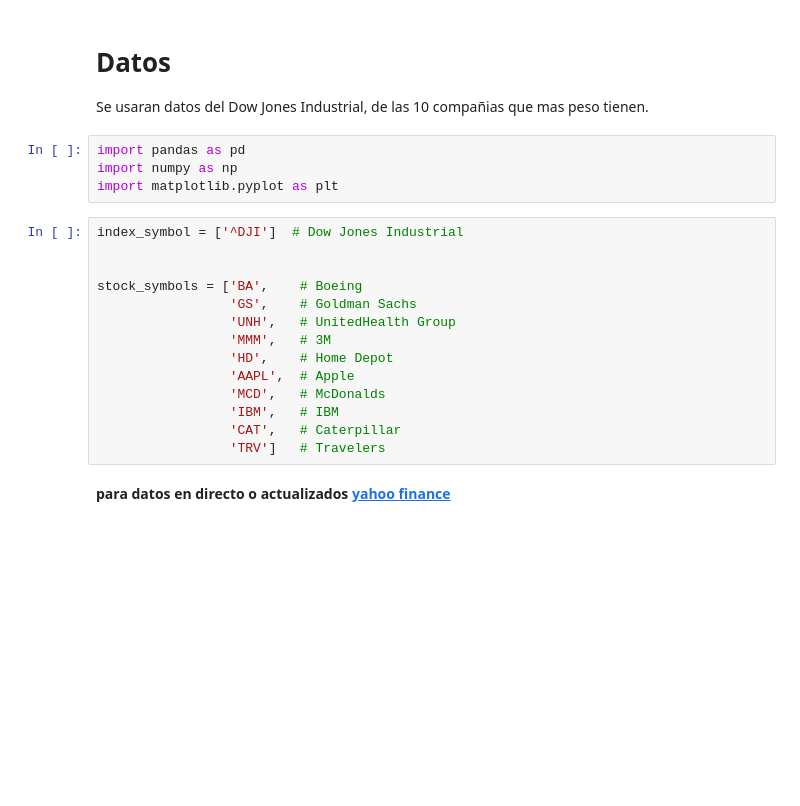
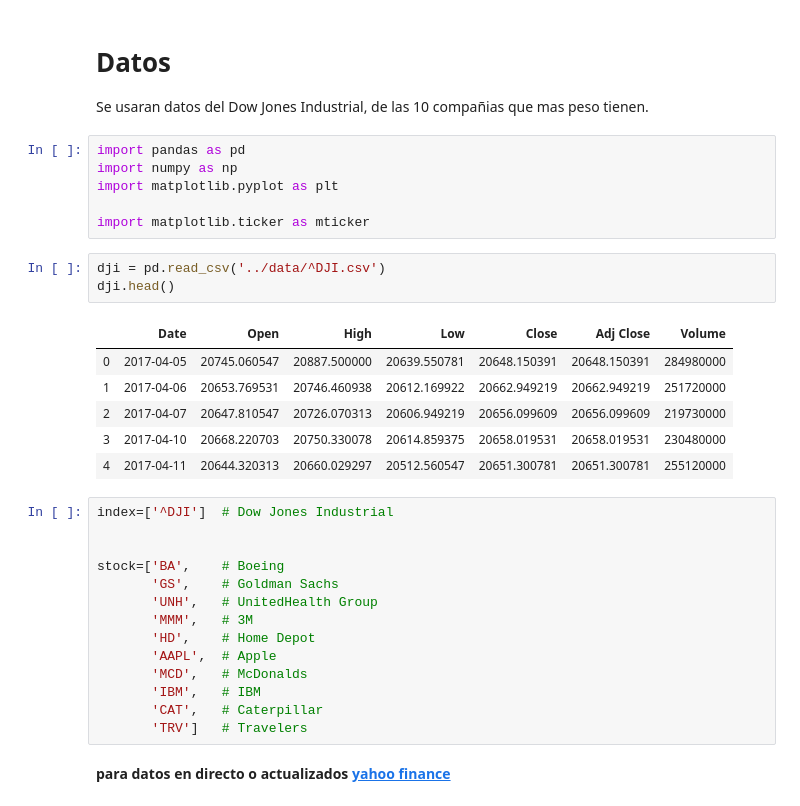
Before and after one commit to YonatanRA/web_apps_python, a Jupyter notebook: Pair stock app/v1/Pair Stock Trading Bot.ipynb, the cells around one changed output. Cells and saved outputs as stored; diff of their text form; blank space fills up the shorter version.

```diff
--- a/Pair stock app/v1/Pair Stock Trading Bot.ipynb
+++ b/Pair stock app/v1/Pair Stock Trading Bot.ipynb
@@ -14,19 +14,31 @@ Se usaran datos del Dow Jones Industrial, de las 10 compañias que mas peso tien
 import pandas as pd
 import numpy as np
 import matplotlib.pyplot as plt
+
+import matplotlib.ticker as mticker
+# %%
+dji = pd.read_csv('../data/^DJI.csv')
+dji.head()
+# %% [output]
+|  | Date | Open | High | Low | Close | Adj Close | Volume |
+| 0 | 2017-04-05 | 20745.060547 | 20887.500000 | 20639.550781 | 20648.150391 | 20648.150391 | 284980000 |
+| 1 | 2017-04-06 | 20653.769531 | 20746.460938 | 20612.169922 | 20662.949219 | 20662.949219 | 251720000 |
+| 2 | 2017-04-07 | 20647.810547 | 20726.070313 | 20606.949219 | 20656.099609 | 20656.099609 | 219730000 |
+| 3 | 2017-04-10 | 20668.220703 | 20750.330078 | 20614.859375 | 20658.019531 | 20658.019531 | 230480000 |
+| 4 | 2017-04-11 | 20644.320313 | 20660.029297 | 20512.560547 | 20651.300781 | 20651.300781 | 255120000 |
 # %%
-index_symbol = ['^DJI']  # Dow Jones Industrial
+index=['^DJI']  # Dow Jones Industrial
 
 
-stock_symbols = ['BA',    # Boeing
-                 'GS',    # Goldman Sachs
-                 'UNH',   # UnitedHealth Group
-                 'MMM',   # 3M
-                 'HD',    # Home Depot
-                 'AAPL',  # Apple
-                 'MCD',   # McDonalds
-                 'IBM',   # IBM
-                 'CAT',   # Caterpillar
-                 'TRV']   # Travelers
+stock=['BA',    # Boeing
+       'GS',    # Goldman Sachs
+       'UNH',   # UnitedHealth Group
+       'MMM',   # 3M
+       'HD',    # Home Depot
+       'AAPL',  # Apple
+       'MCD',   # McDonalds
+       'IBM',   # IBM
+       'CAT',   # Caterpillar
+       'TRV']   # Travelers
 # %% [markdown]
 **para datos en directo o actualizados [yahoo finance](https://finance.yahoo.com)**
```
Also changed, not shown: parts of 8 cells of this notebook, 12 other files.
